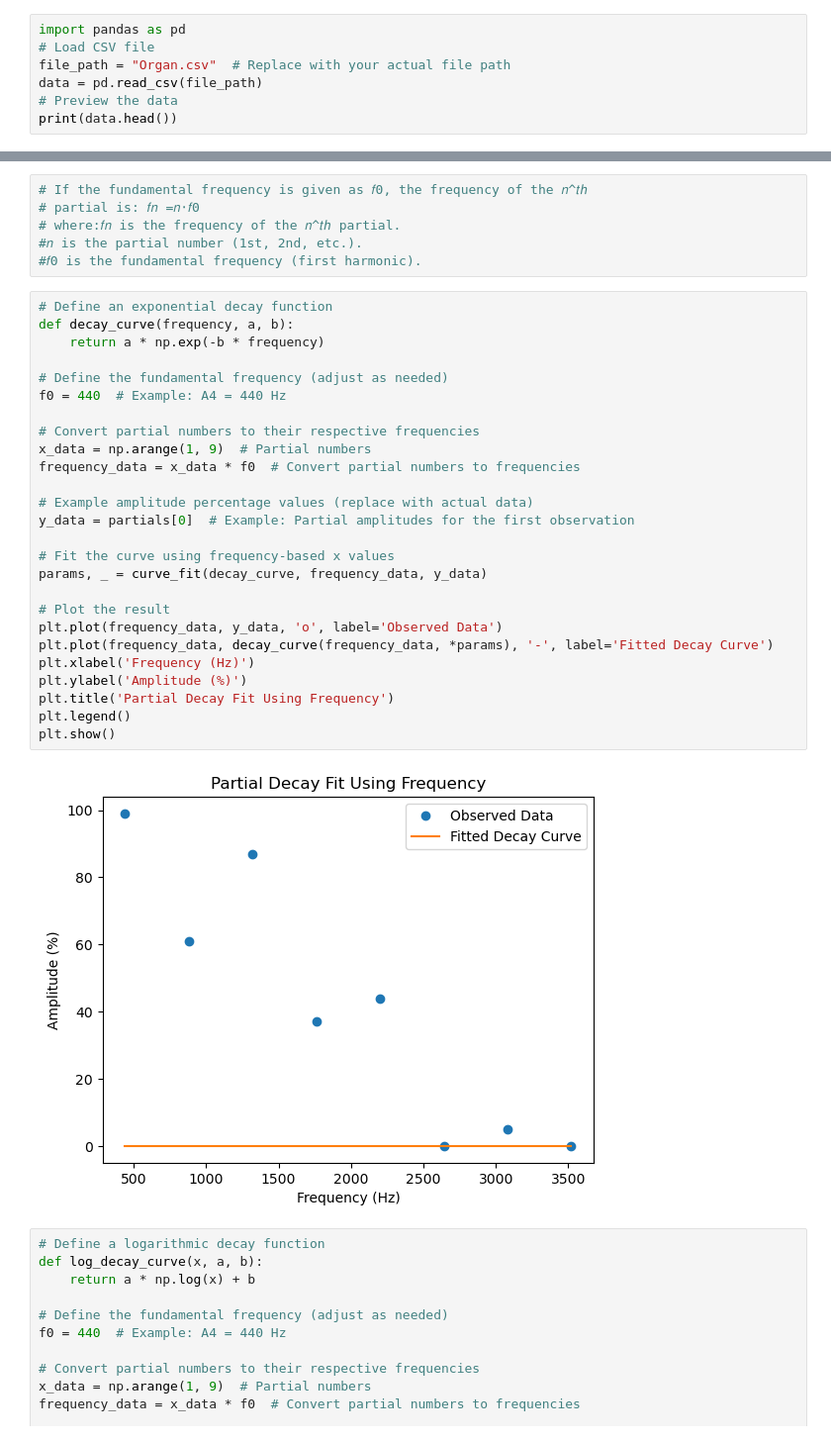
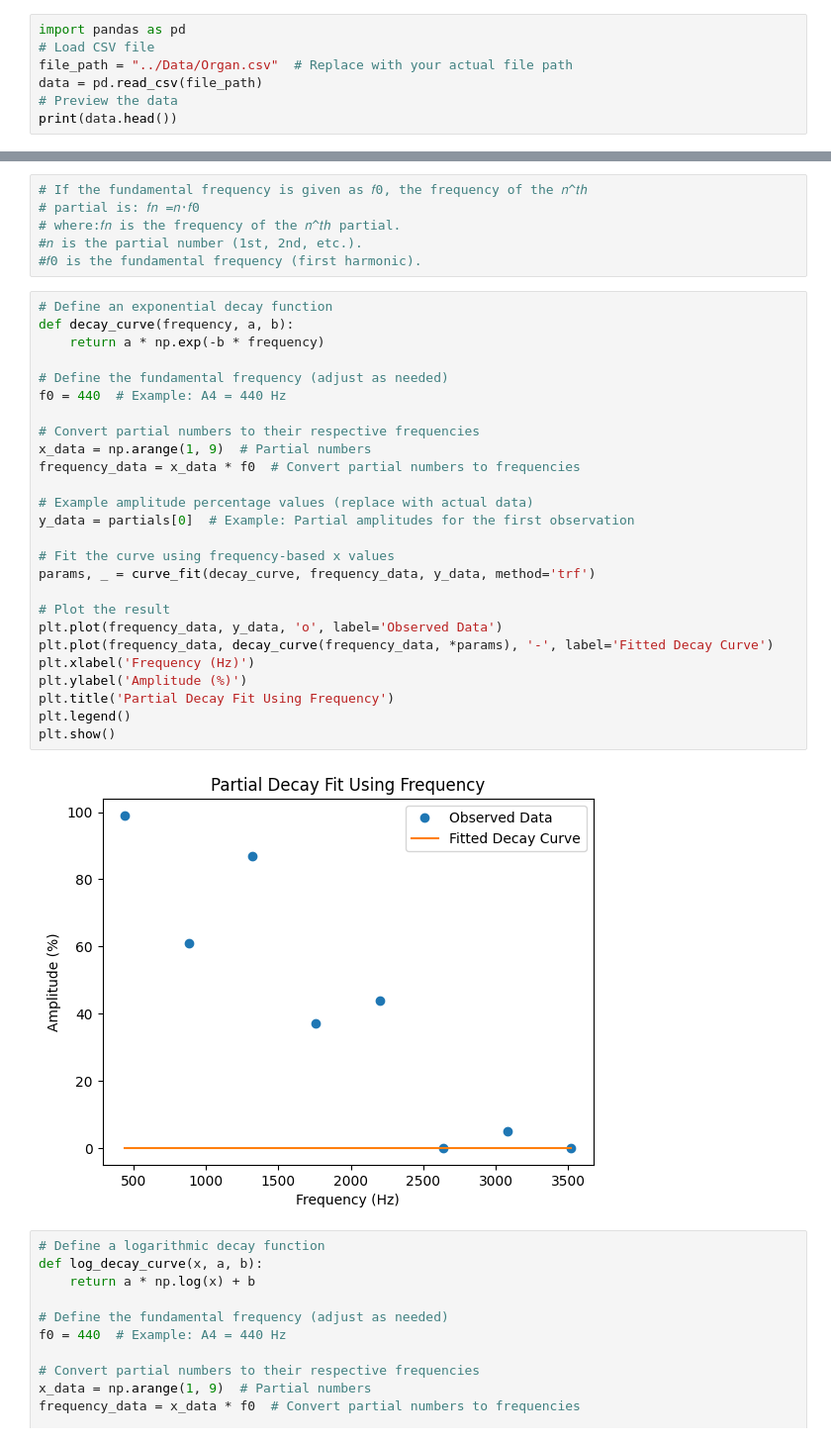
Before and after one commit to mcyanam/STAT409Project, a Jupyter notebook: jnp/pyCode.ipynb, the cells around one changed output, grey strips where cells are left out. Shown at 99% size. Drawn from its saved outputs; the diff is of its cells as text.

```diff
--- a/jnp/pyCode.ipynb
+++ b/jnp/pyCode.ipynb
@@ -21,7 +21,7 @@ Note: you may need to restart the kernel to use updated packages.
 # %%
 import pandas as pd
 # Load CSV file
-file_path = "Organ.csv"  # Replace with your actual file path
+file_path = "../Data/Organ.csv"  # Replace with your actual file path
 data = pd.read_csv(file_path)
 # Preview the data
 print(data.head())
@@ -189,31 +189,31 @@ plt.show()
 # %%
 # Define an exponential decay function
 def decay_curve(frequency, a, b):
     return a * np.exp(-b * frequency)
 
 # Define the fundamental frequency (adjust as needed)
 f0 = 440  # Example: A4 = 440 Hz
 
 # Convert partial numbers to their respective frequencies
 x_data = np.arange(1, 9)  # Partial numbers
 frequency_data = x_data * f0  # Convert partial numbers to frequencies
 
 # Example amplitude percentage values (replace with actual data)
 y_data = partials[0]  # Example: Partial amplitudes for the first observation
 
 # Fit the curve using frequency-based x values
-params, _ = curve_fit(decay_curve, frequency_data, y_data)
+params, _ = curve_fit(decay_curve, frequency_data, y_data, method='trf')
 
 # Plot the result
 plt.plot(frequency_data, y_data, 'o', label='Observed Data')
 plt.plot(frequency_data, decay_curve(frequency_data, *params), '-', label='Fitted Decay Curve')
 plt.xlabel('Frequency (Hz)')
 plt.ylabel('Amplitude (%)')
 plt.title('Partial Decay Fit Using Frequency')
 plt.legend()
 plt.show()
 # %% [output]
-[figure, old version]
+[figure, new version]
 # %%
 # Define a logarithmic decay function
 def log_decay_curve(x, a, b):
```
Also changed, not shown: parts of 6 cells of this notebook.
